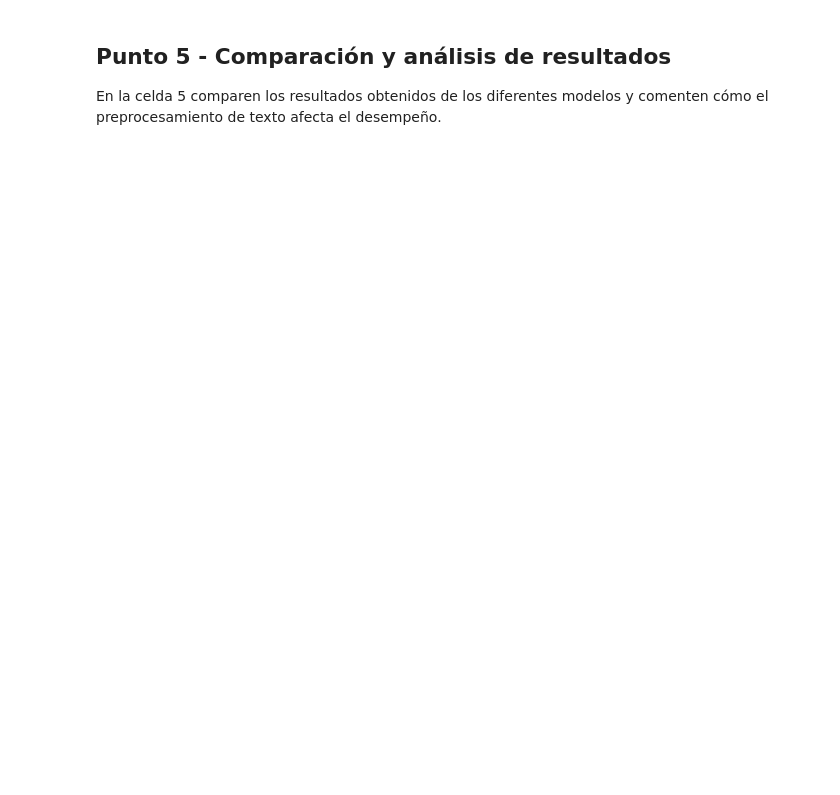
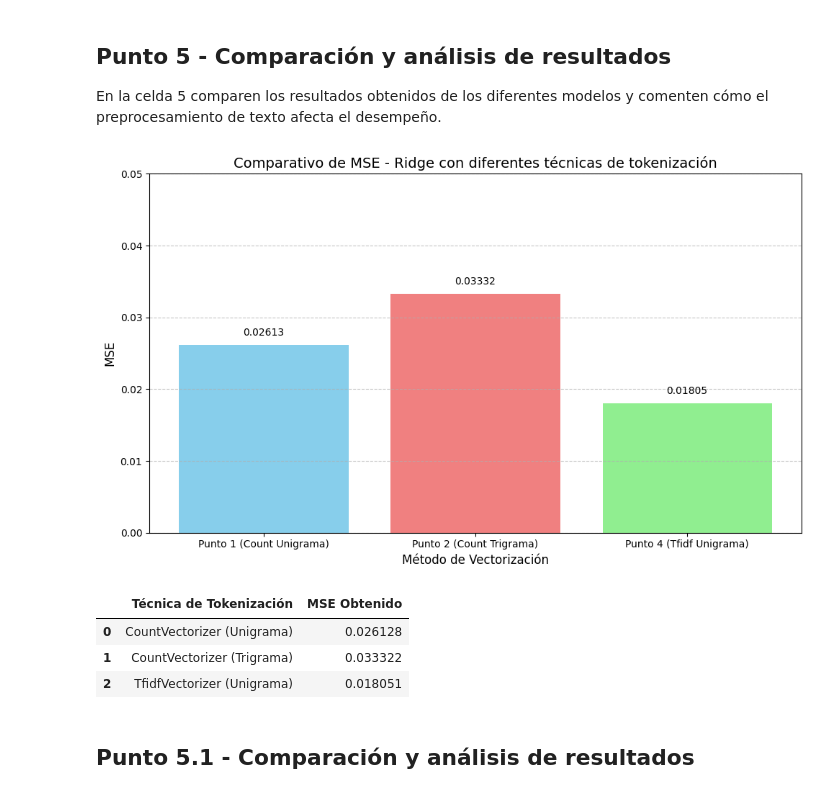
Before and after one commit to will89pinilla/MIAD_ML_NLP_2025_OWN, a Jupyter notebook: Semana 4/S4TC1_Tokenizacion.ipynb, the cells around one changed output. Drawn from its saved outputs; the diff is of its cells as text; code cells hidden in the pictures; blank space fills up the shorter version.

```diff
--- a/Semana 4/S4TC1_Tokenizacion.ipynb
+++ b/Semana 4/S4TC1_Tokenizacion.ipynb
@@ -76,0 +348,20 @@ Recuerden que el preprocesamiento que se haga sobre los datos de entrenamiento
+# %%
+# Celda 4
+# Uso de TfidVectorizer
+tfidf = TfidfVectorizer()
+
+# En Train
+X_train_tfidf = tfidf.fit_transform(X_train)
+
+#En Test
+X_test_tfidf = tfidf.transform(X_test)
+# %%
+#Entrenamiento con Ridge y predicción
+ridge = Ridge(alpha=1.0)
+ridge.fit(X_train_tfidf, y_train)
+
+y_pred = ridge.predict(X_test_tfidf)
+# %%
+# Evaluar con MSE
+mse_tfidf = mean_squared_error(y_test, y_pred)
+print(f"MSE TfidfVectorizer: {mse_tfidf:.4f}")
@@ -84,0 +376,49 @@ En la celda 5 comparen los resultados obtenidos de los diferentes modelos y come
+# %%
+# Celda 5 Código para graficos y tablas comparativas
+
+puntos = [
+    'Punto 1 (Count Unigrama)',
+    'Punto 2 (Count Trigrama)',
+    'Punto 4 (Tfidf Unigrama)'
+]
+mse_valores = [mse, mse_trigram, mse_tfidf]
+
+# Crear la gráfica de barras
+plt.figure(figsize=(10, 6))
+plt.bar(puntos, mse_valores, color=['skyblue', 'lightcoral', 'lightgreen'])
+plt.title('Comparativo de MSE - Ridge con diferentes técnicas de tokenización', fontsize=14)
+plt.ylabel('MSE', fontsize=12)
+plt.xlabel('Método de Vectorización', fontsize=12)
+plt.ylim(0, 0.05)
+plt.grid(axis='y', linestyle='--', alpha=0.7)
+
+for i, v in enumerate(mse_valores):
+    plt.text(i, v + 0.001, f"{v:.5f}", ha='center', va='bottom', fontsize=10)
+
+plt.tight_layout()
+plt.show()
+
+# Crear tabla resumen de resultados
+resultados = {
+    "Técnica de Tokenización": [
+        "CountVectorizer (Unigrama)",
+        "CountVectorizer (Trigrama)",
+        "TfidfVectorizer (Unigrama)"
+    ],
+    "MSE Obtenido": mse_valores
+}
+
+df_resultados = pd.DataFrame(resultados)
+
+# Mostrar la tabla de resultados
+df_resultados.style.set_properties(**{'text-align': 'center'}).set_table_styles(
+    [{'selector': 'th', 'props': [('text-align', 'center')]}]
+)
+# %% [output]
+[figure, added]
+|  | Técnica de Tokenización | MSE Obtenido |
+| 0 | CountVectorizer (Unigrama) | 0.026128 |
+| 1 | CountVectorizer (Trigrama) | 0.033322 |
+| 2 | TfidfVectorizer (Unigrama) | 0.018051 |
+# %% [markdown]
+## Punto 5.1 - Comparación y análisis de resultados ##
```
Also changed, not shown: parts of 54 cells of this notebook, 2 other files.
